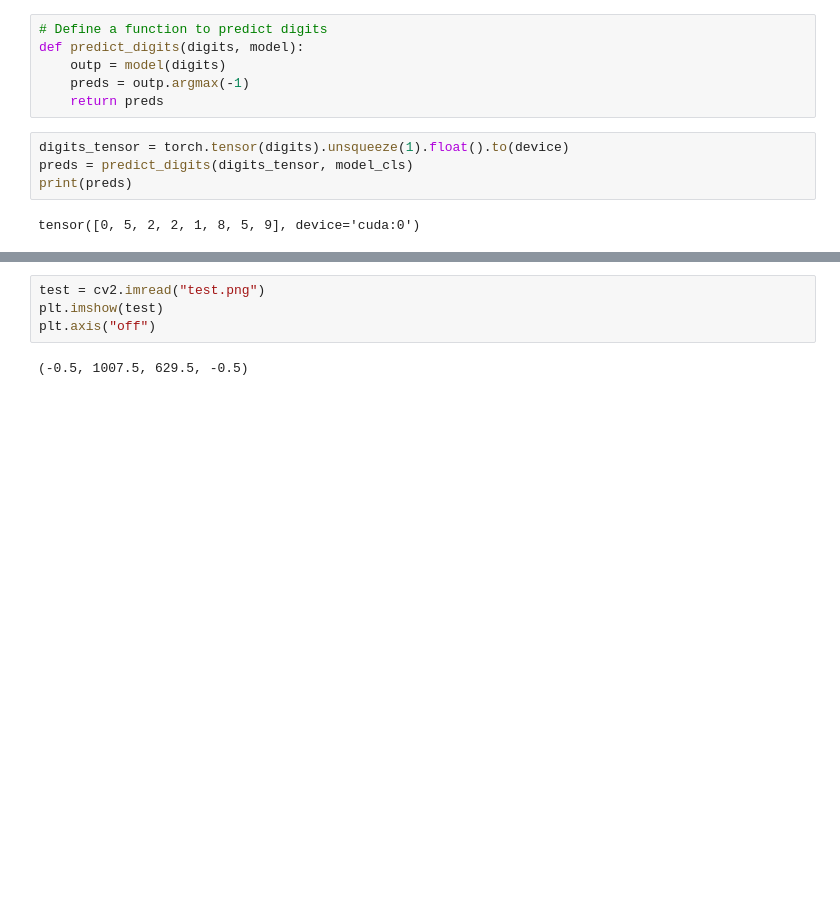
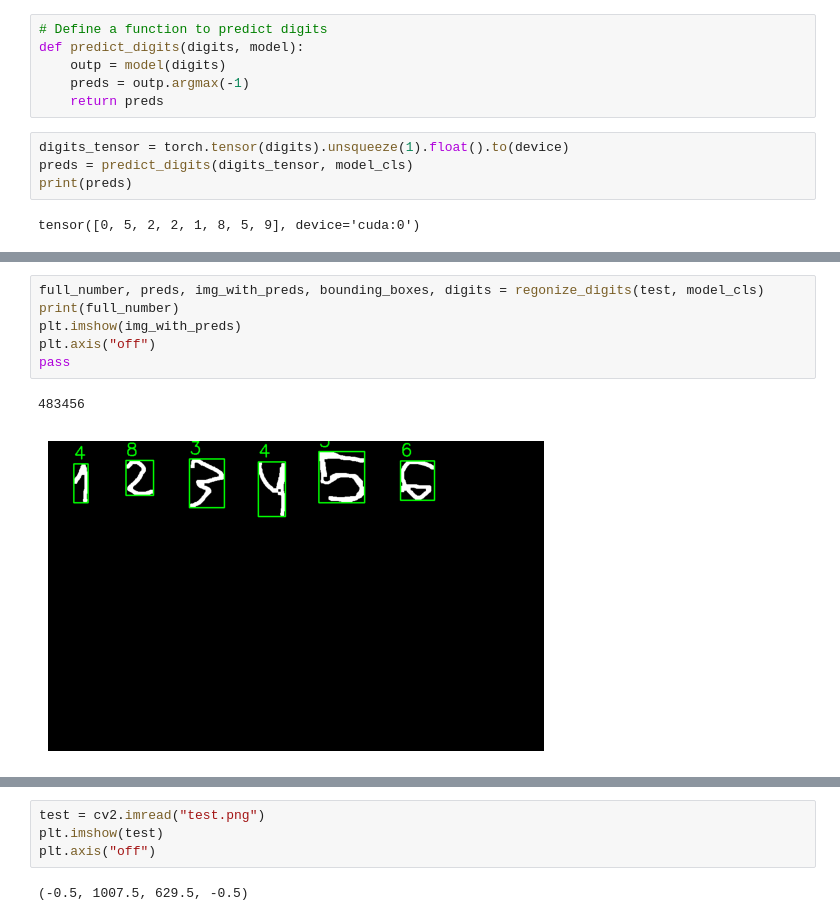
Before and after one commit to threeteck/ML.ITIS, a Jupyter notebook: 9.ipynb, the cells around one changed output, grey strips where cells are left out. Saved outputs shown, nothing was run; the diff lists cells and outputs as text; blank space fills up the shorter version.

```diff
--- a/9.ipynb
+++ b/9.ipynb
@@ -277,0 +225,9 @@ def regonize_digits(img, model):
+# %%
+full_number, preds, img_with_preds, bounding_boxes, digits = regonize_digits(test, model_cls)
+print(full_number)
+plt.imshow(img_with_preds)
+plt.axis("off")
+pass
+# %% [output]
+483456
+[figure, added]
```
Also changed, not shown: parts of 19 cells of this notebook.
